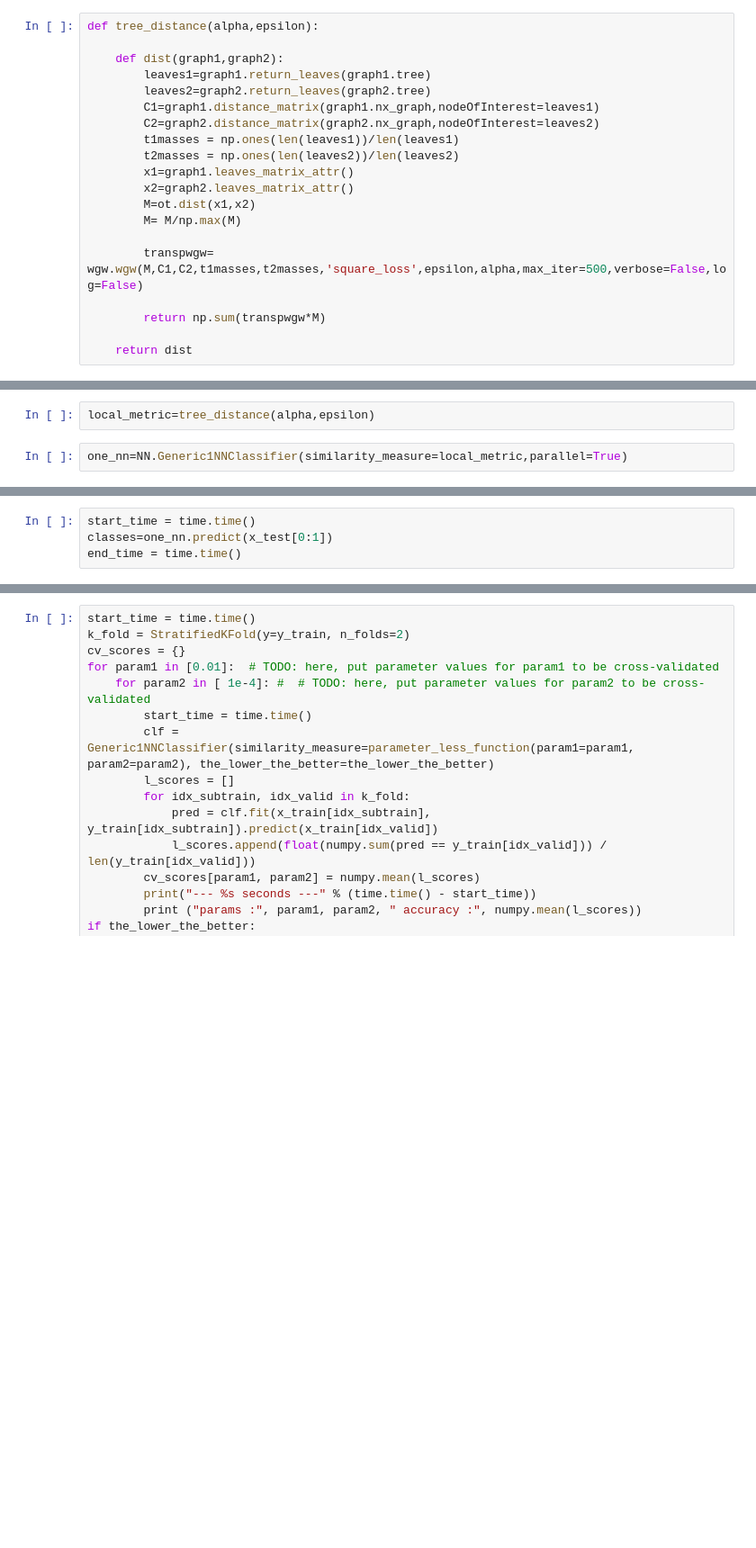
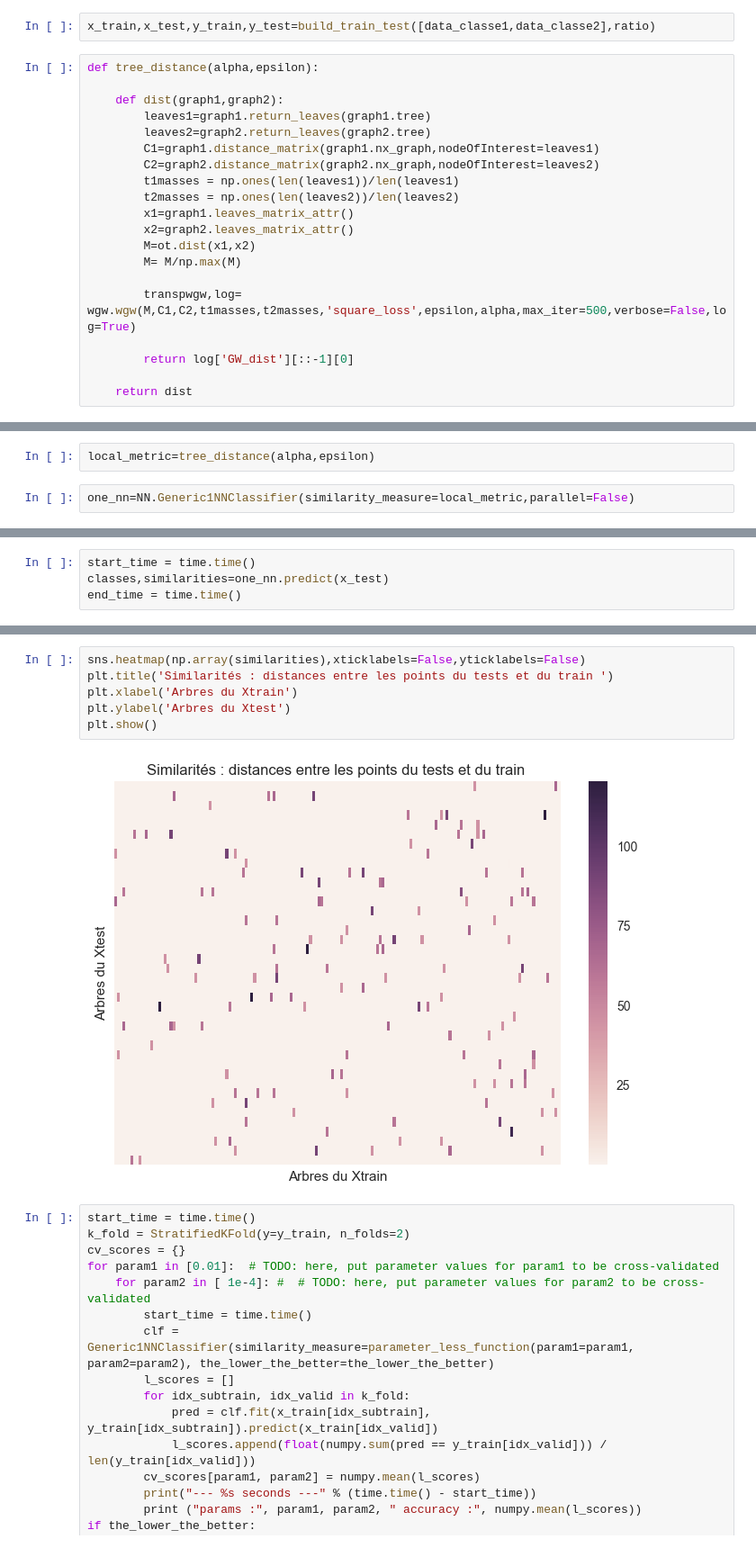
Before and after one commit to tvayer/gwtest, a Jupyter notebook: Gromov-Wasserstein.ipynb, the cells around one changed output, grey strips where cells are left out. Shown: that part at 90% size. Drawn from its saved outputs; the diff is of its cells as text; blank space fills up the shorter version.

Commit message:
Tests

```diff
--- a/Gromov-Wasserstein.ipynb
+++ b/Gromov-Wasserstein.ipynb
@@ -331,3 +305,5 @@ for element in x_test_1+x_test_2 :
+# %%
+x_train,x_test,y_train,y_test=build_train_test([data_classe1,data_classe2],ratio)
 # %%
 def tree_distance(alpha,epsilon):
 
@@ -343,9 +319,9 @@ def tree_distance(alpha,epsilon):
         M=ot.dist(x1,x2)
         M= M/np.max(M)
 
-        transpwgw= wgw.wgw(M,C1,C2,t1masses,t2masses,'square_loss',epsilon,alpha,max_iter=500,verbose=False,log=False)
+        transpwgw,log= wgw.wgw(M,C1,C2,t1masses,t2masses,'square_loss',epsilon,alpha,max_iter=500,verbose=False,log=True)
 
-        return np.sum(transpwgw*M)
+        return log['GW_dist'][::-1][0]
 
     return dist
 # %%
@@ -357,7 +333,7 @@ epsilon=epsilons[13]
 # %%
 local_metric=tree_distance(alpha,epsilon)
 # %%
-one_nn=NN.Generic1NNClassifier(similarity_measure=local_metric,parallel=True)
+one_nn=NN.Generic1NNClassifier(similarity_measure=local_metric,parallel=False)
 # %%
 one_nn.fit(x_train,y_train)
 # %% [output]
@@ -365,6 +341,6 @@ Generic1NNClassifier(parallel=True, similarity_measure=None,
            the_lower_the_better=False)
 # %%
 start_time = time.time()
-classes=one_nn.predict(x_test[0:1])
+classes,similarities=one_nn.predict(x_test)
 end_time = time.time()
 # %%
@@ -374,3 +356,11 @@ time to perform one pred:  197.8112199306488
+# %%
+sns.heatmap(np.array(similarities),xticklabels=False,yticklabels=False)
+plt.title('Similarités : distances entre les points du tests et du train ')
+plt.xlabel('Arbres du Xtrain')
+plt.ylabel('Arbres du Xtest')
+plt.show()
+# %% [output]
+[figure, added]
 # %%
 start_time = time.time()
 k_fold = StratifiedKFold(y=y_train, n_folds=2)
```
Also changed, not shown: parts of 18 cells of this notebook.
